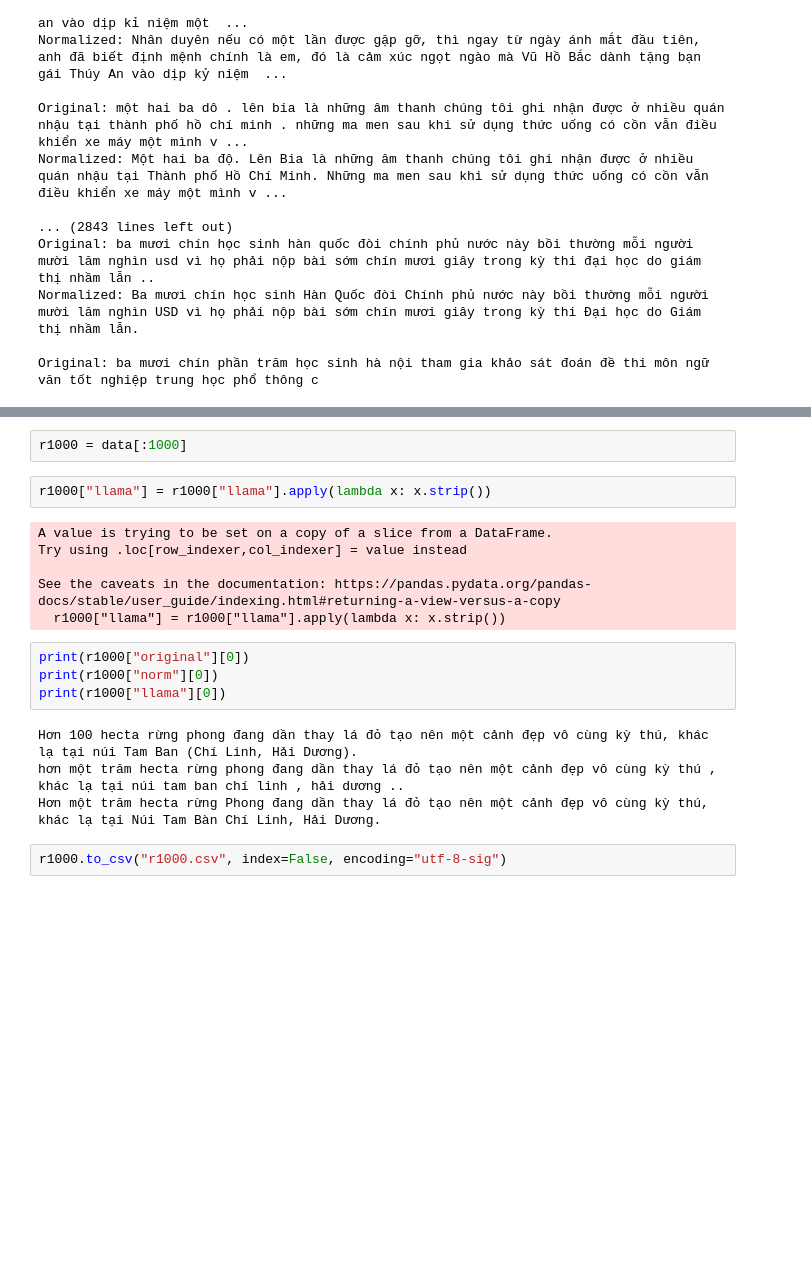
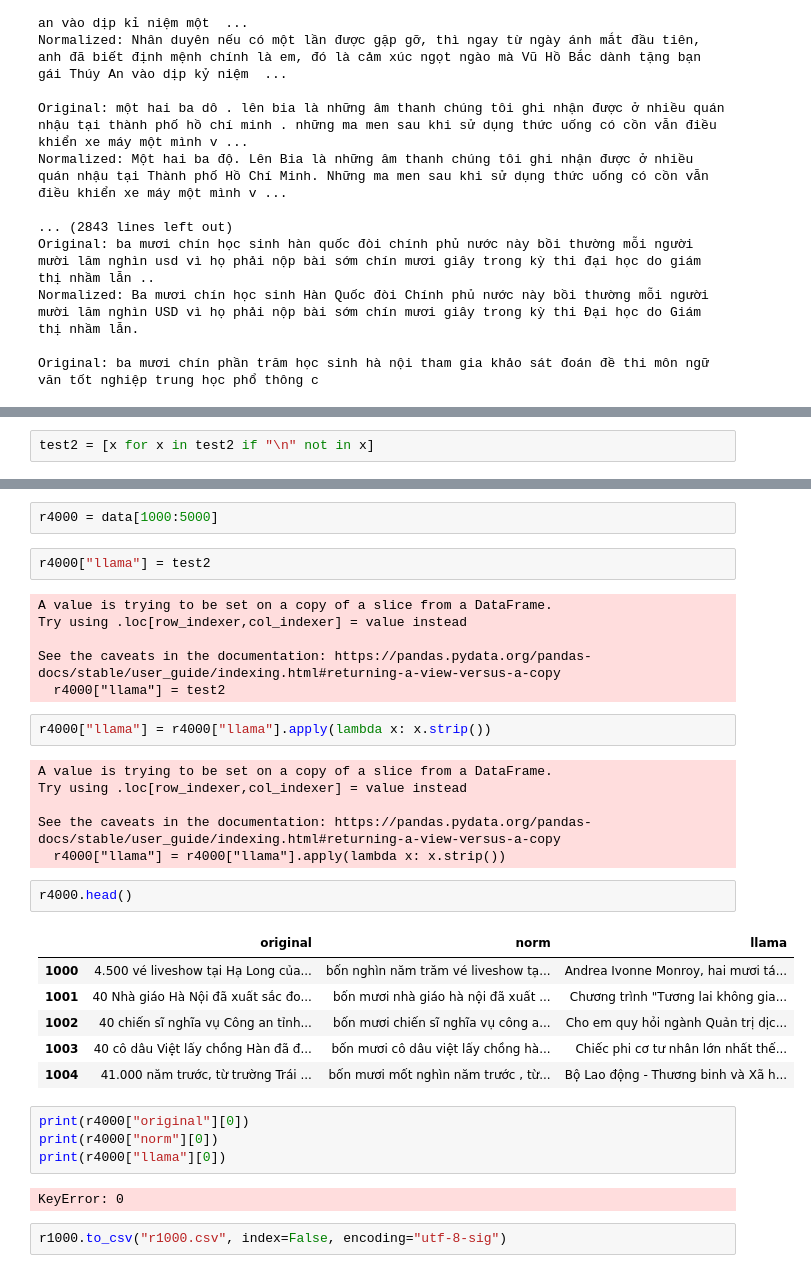
Before and after one commit to khanhthanhdev/RAG-code-assistant, a Jupyter notebook: usellama.ipynb, the cells around one changed output, grey strips where cells are left out. Saved outputs shown, nothing was run; the diff lists cells and outputs as text; blank space fills up the shorter version.

```diff
--- a/usellama.ipynb
+++ b/usellama.ipynb
@@ -170,0 +199,2 @@ Original: ba mươi chín phần trăm học sinh hà nội tham gia khảo sát
+# %%
+test2 = [x for x in test2 if "\n" not in x]
@@ -171,20 +228,35 @@ Original: ba mươi chín phần trăm học sinh hà nội tham gia khảo sát
 # %%
-r1000 = data[:1000]
+r4000 = data[1000:5000]
+# %%
+r4000["llama"] = test2
+# %% [output]
+A value is trying to be set on a copy of a slice from a DataFrame.
+Try using .loc[row_indexer,col_indexer] = value instead
+
+See the caveats in the documentation: https://pandas.pydata.org/pandas-docs/stable/user_guide/indexing.html#returning-a-view-versus-a-copy
+  r4000["llama"] = test2
 # %%
-r1000["llama"] = r1000["llama"].apply(lambda x: x.strip())
+r4000["llama"] = r4000["llama"].apply(lambda x: x.strip())
 # %% [output]
 A value is trying to be set on a copy of a slice from a DataFrame.
 Try using .loc[row_indexer,col_indexer] = value instead
 
 See the caveats in the documentation: https://pandas.pydata.org/pandas-docs/stable/user_guide/indexing.html#returning-a-view-versus-a-copy
-  r1000["llama"] = r1000["llama"].apply(lambda x: x.strip())
+  r4000["llama"] = r4000["llama"].apply(lambda x: x.strip())
+# %%
+r4000.head()
+# %% [output]
+|  | original | norm | llama |
+| 1000 | 4.500 vé liveshow tại Hạ Long của... | bốn nghìn năm trăm vé liveshow tạ... | Andrea Ivonne Monroy, hai mươi tá... |
+| 1001 | 40 Nhà giáo Hà Nội đã xuất sắc đo... | bốn mươi nhà giáo hà nội đã xuất ... | Chương trình "Tương lai không gia... |
+| 1002 | 40 chiến sĩ nghĩa vụ Công an tỉnh... | bốn mươi chiến sĩ nghĩa vụ công a... | Cho em quy hỏi ngành Quản trị dịc... |
+| 1003 | 40 cô dâu Việt lấy chồng Hàn đã đ... | bốn mươi cô dâu việt lấy chồng hà... | Chiếc phi cơ tư nhân lớn nhất thế... |
+| 1004 | 41.000 năm trước, từ trường Trái ... | bốn mươi mốt nghìn năm trước , từ... | Bộ Lao động - Thương binh và Xã h... |
 # %%
-print(r1000["original"][0])
-print(r1000["norm"][0])
-print(r1000["llama"][0])
+print(r4000["original"][0])
+print(r4000["norm"][0])
+print(r4000["llama"][0])
 # %% [output]
-Hơn 100 hecta rừng phong đang dần thay lá đỏ tạo nên một cảnh đẹp vô cùng kỳ thú, khác lạ tại núi Tam Ban (Chí Linh, Hải Dương).
-hơn một trăm hecta rừng phong đang dần thay lá đỏ tạo nên một cảnh đẹp vô cùng kỳ thú , khác lạ tại núi tam ban chí linh , hải dương ..
-Hơn một trăm hecta rừng Phong đang dần thay lá đỏ tạo nên một cảnh đẹp vô cùng kỳ thú, khác lạ tại Núi Tam Bàn Chí Linh, Hải Dương.
+KeyError: 0
 # %%
 r1000.to_csv("r1000.csv", index=False, encoding="utf-8-sig")
```
Also changed, not shown: parts of 16 cells of this notebook.
